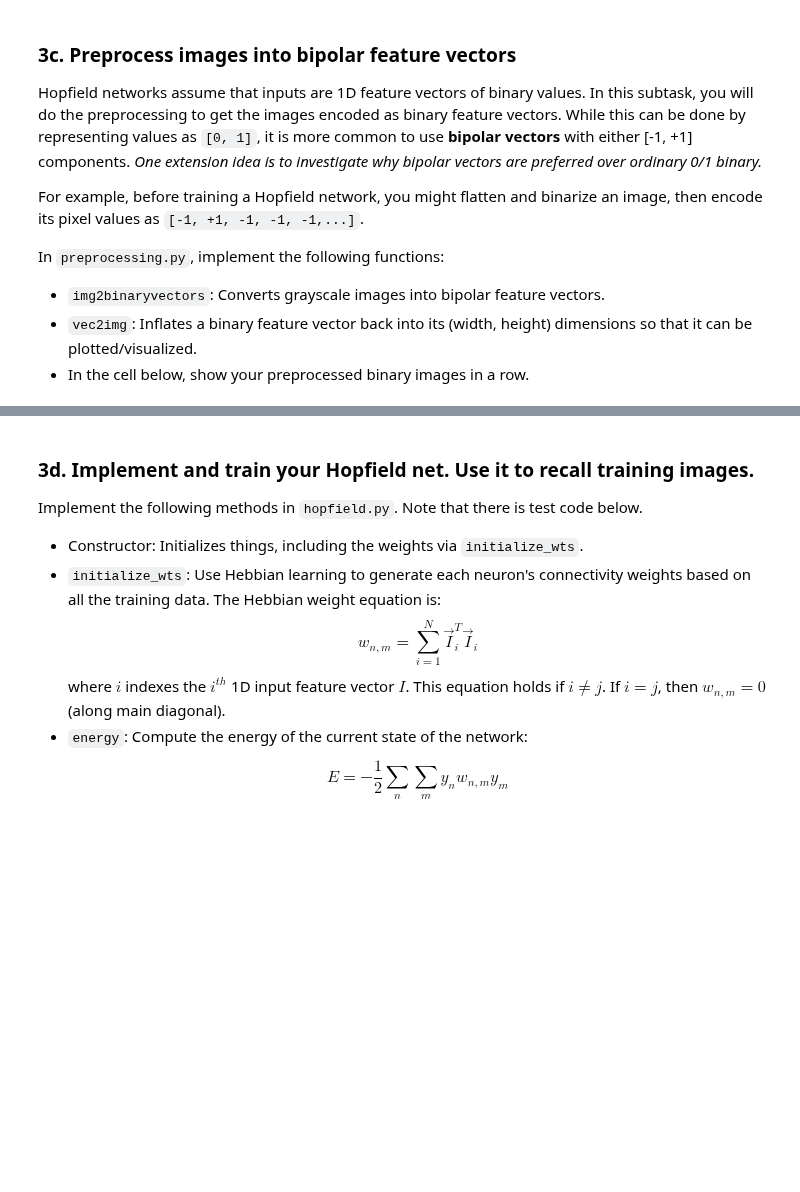
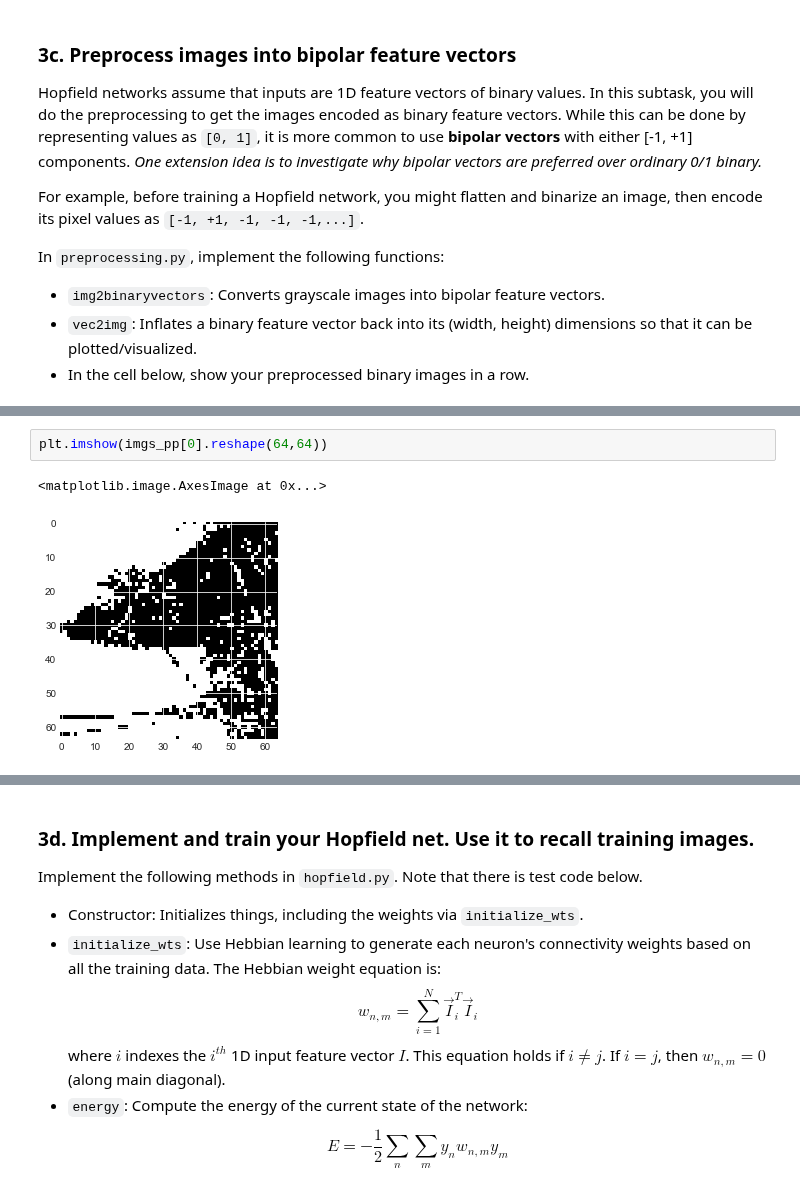
Before and after one commit to AhmedWKamal/Colby_CS443, a Jupyter notebook: Project_2/hopfield.ipynb, the cells around one changed output, grey strips where cells are left out. Cells and saved outputs as stored; diff of their text form; blank space fills up the shorter version.

```diff
--- a/Project_2/hopfield.ipynb
+++ b/Project_2/hopfield.ipynb
@@ -111,5 +108,10 @@ After preprocessing, image data shape: (3, 4096), dtype: float64, Unique values:
 You should see:
 After preprocessing, image data shape: (3, 16384), dtype: int64, Unique values: [-1  1]
+# %%
+plt.imshow(imgs_pp[0].reshape(64,64))
+# %% [output]
+<matplotlib.image.AxesImage at 0x...>
+[figure, added]
 # %%
 # Plot here
 #plotimgs = preprocessing.vec2img(imgs_pp, 128, 128)
```
Also changed, not shown: parts of 10 cells of this notebook, 2 other files.
